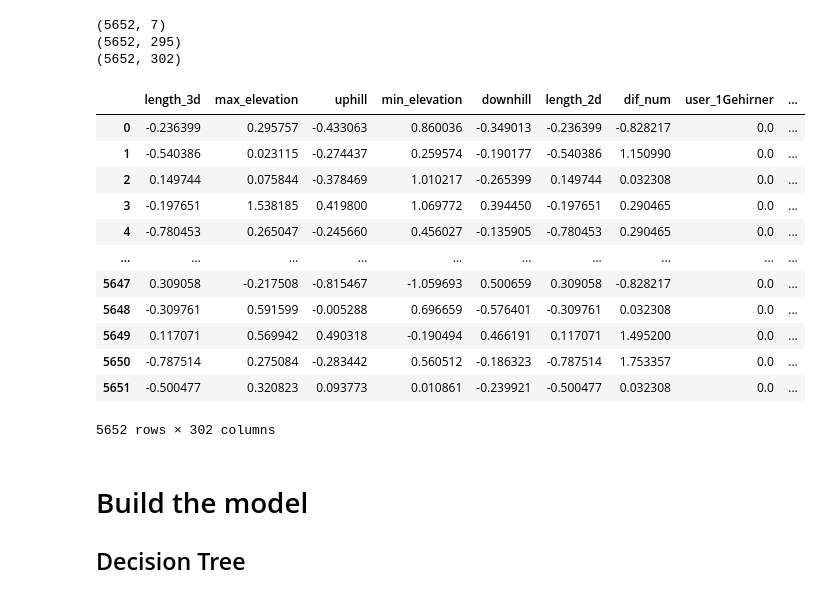
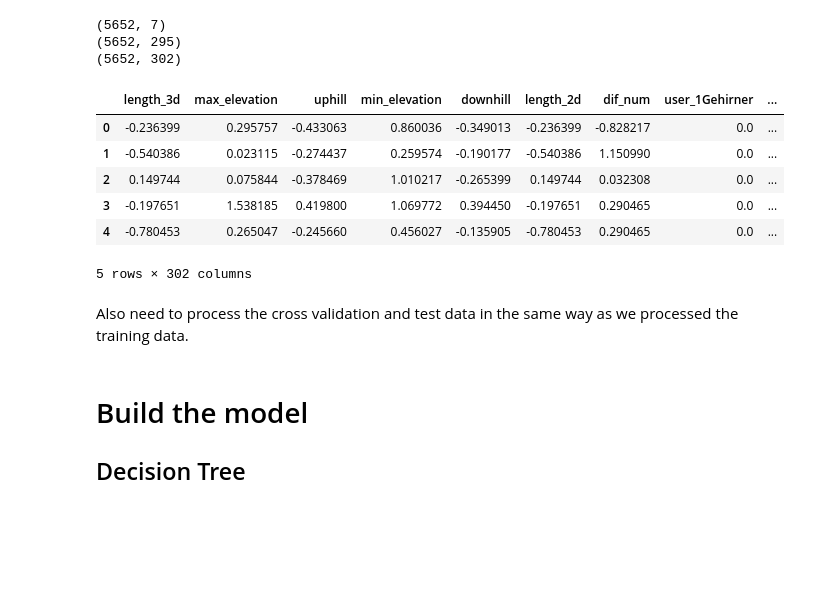
Before and after one commit to EmmaKLofthouse/hiking-trails, a Jupyter notebook: predict_time.ipynb, the cells around one changed output. Drawn from its saved outputs; the diff is of its cells as text; code cells hidden in the pictures; blank space fills up the shorter version.

```diff
--- a/predict_time.ipynb
+++ b/predict_time.ipynb
@@ -364,18 +364,14 @@ print(X_scaled.shape)
 (5652, 295)
 (5652, 302)
 # %%
-X_scaled
+X_scaled.head()
 # %% [output]
 |  | length_3d | max_elevation | uphill | min_elevation | downhill | length_2d | dif_num | user_1Gehirner | ... |
 | 0 | -0.236399 | 0.295757 | -0.433063 | 0.860036 | -0.349013 | -0.236399 | -0.828217 | 0.0 | ... |
 | 1 | -0.540386 | 0.023115 | -0.274437 | 0.259574 | -0.190177 | -0.540386 | 1.150990 | 0.0 | ... |
 | 2 | 0.149744 | 0.075844 | -0.378469 | 1.010217 | -0.265399 | 0.149744 | 0.032308 | 0.0 | ... |
 | 3 | -0.197651 | 1.538185 | 0.419800 | 1.069772 | 0.394450 | -0.197651 | 0.290465 | 0.0 | ... |
 | 4 | -0.780453 | 0.265047 | -0.245660 | 0.456027 | -0.135905 | -0.780453 | 0.290465 | 0.0 | ... |
-| ... | ... | ... | ... | ... | ... | ... | ... | ... | ... |
-| 5647 | 0.309058 | -0.217508 | -0.815467 | -1.059693 | 0.500659 | 0.309058 | -0.828217 | 0.0 | ... |
-| 5648 | -0.309761 | 0.591599 | -0.005288 | 0.696659 | -0.576401 | -0.309761 | 0.032308 | 0.0 | ... |
-| 5649 | 0.117071 | 0.569942 | 0.490318 | -0.190494 | 0.466191 | 0.117071 | 1.495200 | 0.0 | ... |
-| 5650 | -0.787514 | 0.275084 | -0.283442 | 0.560512 | -0.186323 | -0.787514 | 1.753357 | 0.0 | ... |
-| 5651 | -0.500477 | 0.320823 | 0.093773 | 0.010861 | -0.239921 | -0.500477 | 0.032308 | 0.0 | ... |
-5652 rows × 302 columns
+5 rows × 302 columns
+# %% [markdown]
+Also need to process the cross validation and test data in the same way as we processed the training data.
```
Also changed, not shown: parts of 2 cells of this notebook.
